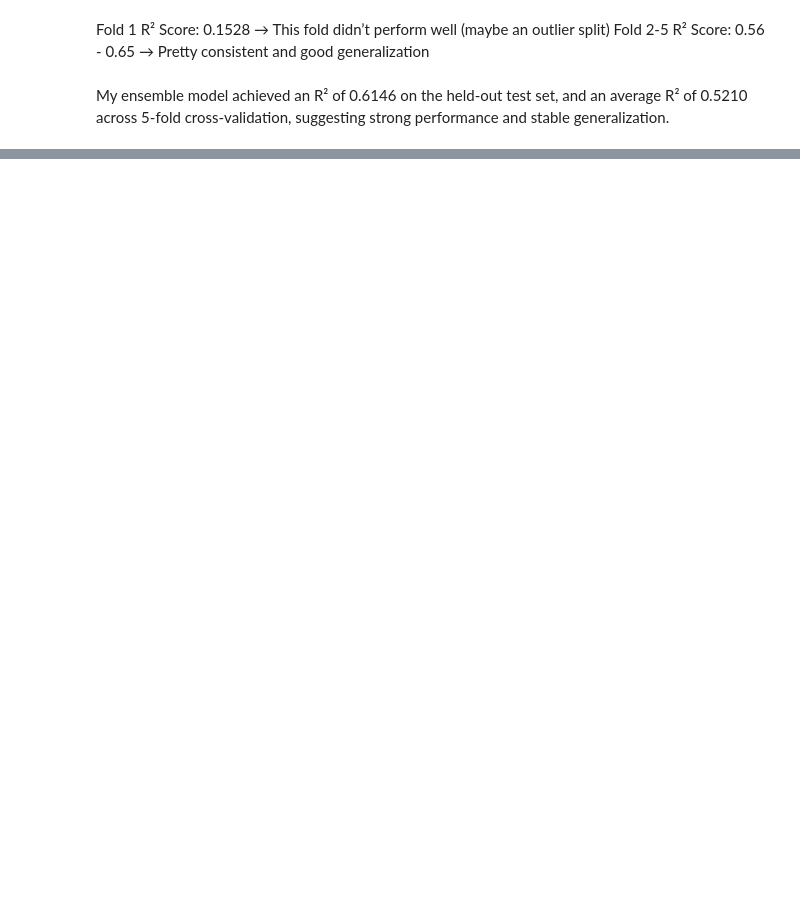
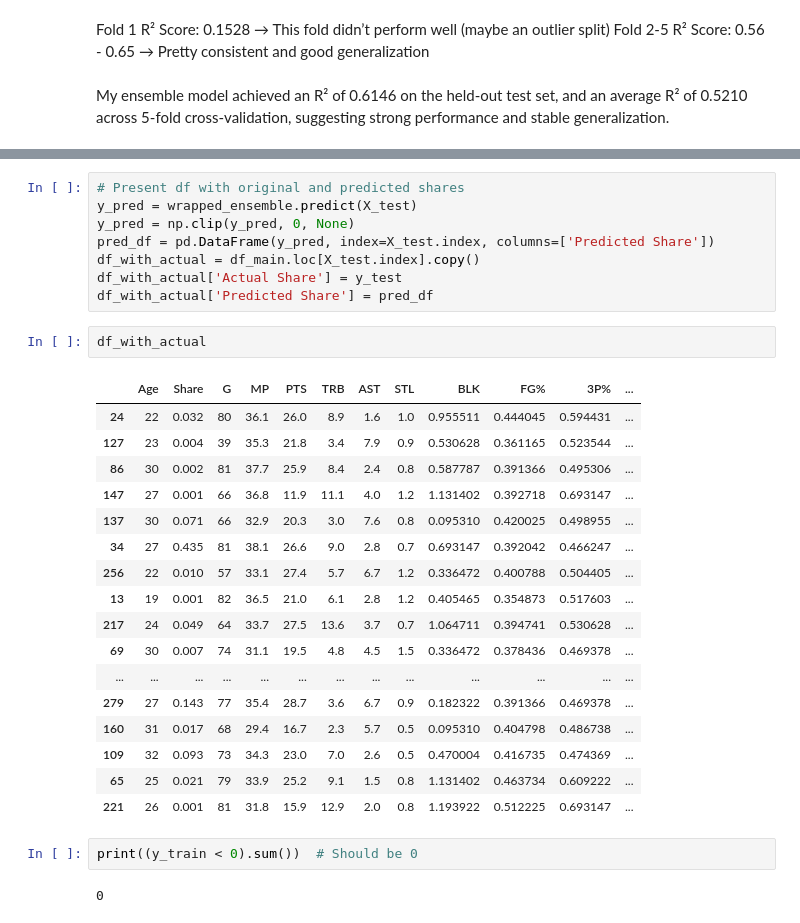
Before and after one commit to gohsoonhao/NBAMVP, a Jupyter notebook: nba_mvp_ml.ipynb, the cells around one changed output, grey strips where cells are left out. Drawn from its saved outputs; the diff is of its cells as text; blank space fills up the shorter version.

```diff
--- a/nba_mvp_ml.ipynb
+++ b/nba_mvp_ml.ipynb
@@ -413,2 +445,34 @@ joblib.dump(voting_regressor, 'data_files/voting_regressor_model.pkl')
 # %% [output]
 ['data_files/voting_regressor_model.pkl']
+# %%
+# Present df with original and predicted shares
+y_pred = wrapped_ensemble.predict(X_test)
+y_pred = np.clip(y_pred, 0, None)
+pred_df = pd.DataFrame(y_pred, index=X_test.index, columns=['Predicted Share'])
+df_with_actual = df_main.loc[X_test.index].copy()
+df_with_actual['Actual Share'] = y_test
+df_with_actual['Predicted Share'] = pred_df
+# %%
+df_with_actual
+# %% [output]
+|  | Age | Share | G | MP | PTS | TRB | AST | STL | BLK | FG% | 3P% | ... |
+| 24 | 22 | 0.032 | 80 | 36.1 | 26.0 | 8.9 | 1.6 | 1.0 | 0.955511 | 0.444045 | 0.594431 | ... |
+| 127 | 23 | 0.004 | 39 | 35.3 | 21.8 | 3.4 | 7.9 | 0.9 | 0.530628 | 0.361165 | 0.523544 | ... |
+| 86 | 30 | 0.002 | 81 | 37.7 | 25.9 | 8.4 | 2.4 | 0.8 | 0.587787 | 0.391366 | 0.495306 | ... |
+| 147 | 27 | 0.001 | 66 | 36.8 | 11.9 | 11.1 | 4.0 | 1.2 | 1.131402 | 0.392718 | 0.693147 | ... |
+| 137 | 30 | 0.071 | 66 | 32.9 | 20.3 | 3.0 | 7.6 | 0.8 | 0.095310 | 0.420025 | 0.498955 | ... |
+| 34 | 27 | 0.435 | 81 | 38.1 | 26.6 | 9.0 | 2.8 | 0.7 | 0.693147 | 0.392042 | 0.466247 | ... |
+| 256 | 22 | 0.010 | 57 | 33.1 | 27.4 | 5.7 | 6.7 | 1.2 | 0.336472 | 0.400788 | 0.504405 | ... |
+| 13 | 19 | 0.001 | 82 | 36.5 | 21.0 | 6.1 | 2.8 | 1.2 | 0.405465 | 0.354873 | 0.517603 | ... |
+| 217 | 24 | 0.049 | 64 | 33.7 | 27.5 | 13.6 | 3.7 | 0.7 | 1.064711 | 0.394741 | 0.530628 | ... |
+| 69 | 30 | 0.007 | 74 | 31.1 | 19.5 | 4.8 | 4.5 | 1.5 | 0.336472 | 0.378436 | 0.469378 | ... |
+| ... | ... | ... | ... | ... | ... | ... | ... | ... | ... | ... | ... | ... |
+| 279 | 27 | 0.143 | 77 | 35.4 | 28.7 | 3.6 | 6.7 | 0.9 | 0.182322 | 0.391366 | 0.469378 | ... |
+| 160 | 31 | 0.017 | 68 | 29.4 | 16.7 | 2.3 | 5.7 | 0.5 | 0.095310 | 0.404798 | 0.486738 | ... |
+| 109 | 32 | 0.093 | 73 | 34.3 | 23.0 | 7.0 | 2.6 | 0.5 | 0.470004 | 0.416735 | 0.474369 | ... |
+| 65 | 25 | 0.021 | 79 | 33.9 | 25.2 | 9.1 | 1.5 | 0.8 | 1.131402 | 0.463734 | 0.609222 | ... |
+| 221 | 26 | 0.001 | 81 | 31.8 | 15.9 | 12.9 | 2.0 | 0.8 | 1.193922 | 0.512225 | 0.693147 | ... |
+# %%
+print((y_train < 0).sum())  # Should be 0
+# %% [output]
+0
```
Also changed, not shown: parts of 5 cells of this notebook, 1 other file.
